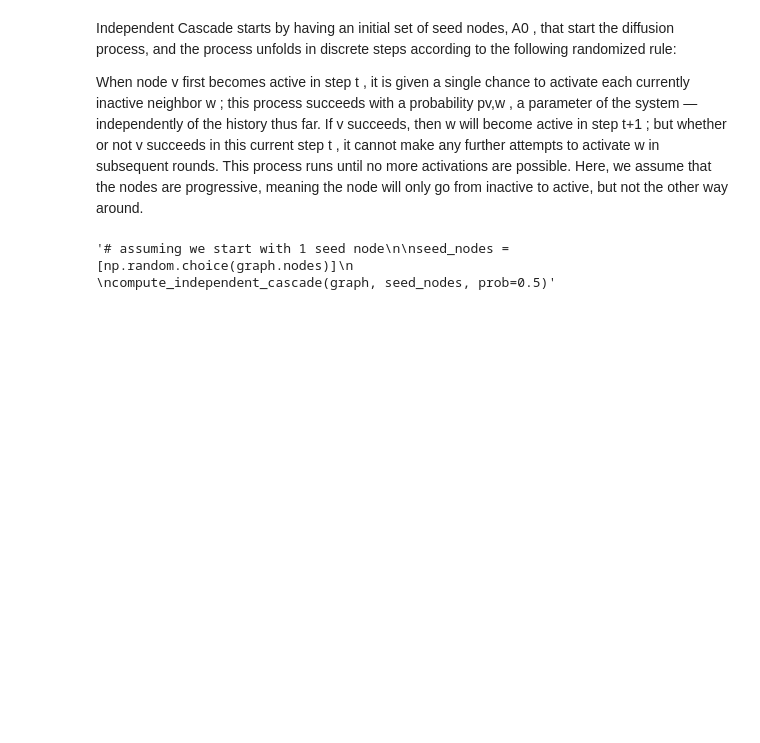
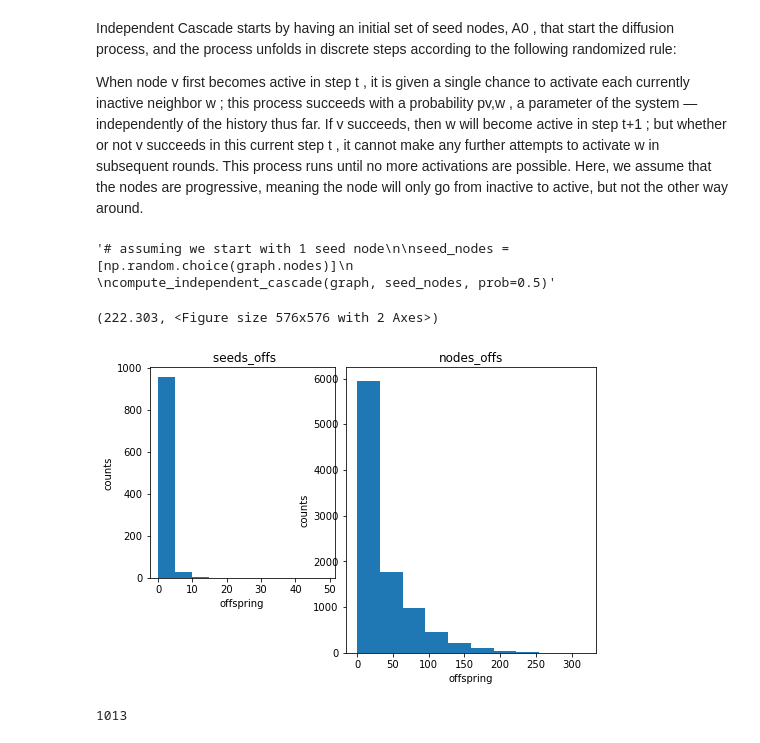
Before and after one commit to Brumargon/TFM.-, a Jupyter notebook: ICM .ipynb, the cells around one changed output. Cells and saved outputs as stored; diff of their text form; code cells hidden in the pictures; blank space fills up the shorter version.

```diff
--- a/ICM .ipynb
+++ b/ICM .ipynb
@@ -101,12 +173,14 @@ Independent Cascade starts by having an initial set of seed nodes,  A0 , that st
 
 When node  v  first becomes active in step  t , it is given a single chance to activate each currently inactive neighbor  w ; this process succeeds with a probability  pv,w , a parameter of the system — independently of the history thus far. If  v  succeeds, then  w  will become active in step  t+1 ; but whether or not  v  succeeds in this current step  t , it cannot make any further attempts to activate  w  in subsequent rounds. This process runs until no more activations are possible. Here, we assume that the nodes are progressive, meaning the node will only go from inactive to active, but not the other way around.
 # %%
-def compute_independent_cascade(graph, seed_nodes, prob, n_iters=10000):
+def compute_independent_cascade(graph, prob, n_iters=1000):
     total_spead = 0
     seeds_offs=[]
     nodes_offs=[]
     # simulate the spread process over multiple runs
     for i in range(n_iters):
+        seed_nodes = [np.random.choice(graph.nodes)]
+
         np.random.seed(i)
         active = seed_nodes[:]
         new_active = seed_nodes[:]
@@ -149,7 +223,7 @@ def compute_independent_cascade(graph, seed_nodes, prob, n_iters=10000):
     counts, bins = np.histogram(seeds_offs)
     #plt.hist(bins[:-1], bins, weights=counts)
     #print(n_bins1)
-    ax0 = fig.add_subplot(axgrid[:4, :4])
+    ax0 = fig.add_subplot(axgrid[:3, :3])
     ax0.hist(bins[:-1], bins, weights=counts )
     ax0.set_title(" seeds_offs")
     #ax1.set_xscale('log')
@@ -162,7 +236,7 @@ def compute_independent_cascade(graph, seed_nodes, prob, n_iters=10000):
     counts1, bins1 = np.histogram(nodes_offs)
     #plt.hist(bins[:-1], bins, weights=counts)
 
-    ax1 = fig.add_subplot(axgrid[:4, 5:])
+    ax1 = fig.add_subplot(axgrid[:4, 3:])
     ax1.hist(bins1[:-1], bins1, weights=counts1)
     ax1.set_title("nodes_offs")
     #ax3.set_xscale('log')
@@ -188,4 +262,11 @@ compute_independent_cascade(graph, seed_nodes, prob=0.5)"""
 # %% [output]
 '# assuming we start with 1 seed node\n\nseed_nodes = [np.random.choice(graph.nodes)]\n                        \ncompute_independent_cascade(graph, seed_nodes, prob=0.5)'
 # %%
-compute_independent_cascade(graph,[np.random.choice(graph.nodes)], prob=0.5)
+compute_independent_cascade(graph, prob=0.6)
+# %% [output]
+(222.303, <Figure size 576x576 with 2 Axes>)
+[figure, added]
+# %%
+np.random.choice(list(graph.nodes))
+# %% [output]
+1013
```
Also changed, not shown: parts of 7 cells of this notebook.
